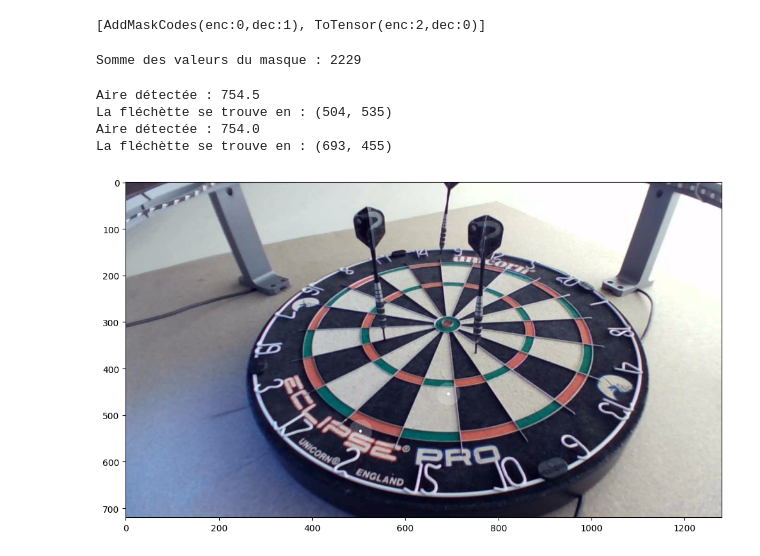
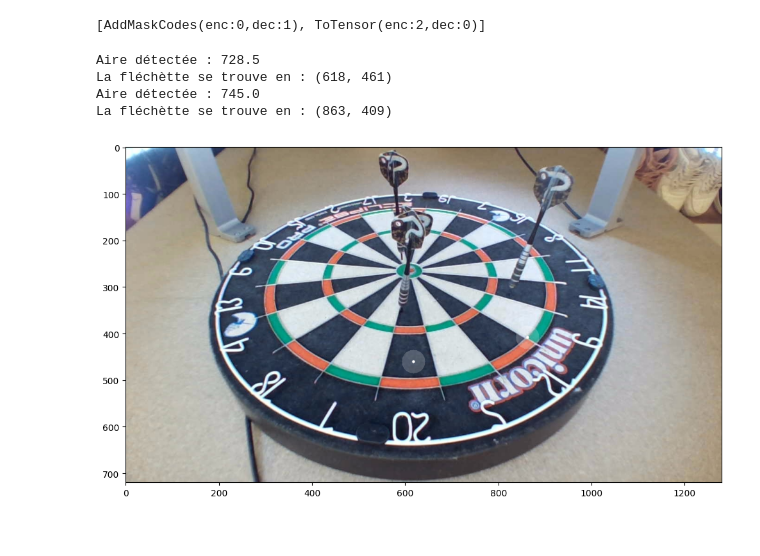
Before and after one commit to Dartsify/algorithme-de-reconnaissance, a Jupyter notebook: testing.ipynb, the cells around one changed output. Saved outputs shown, nothing was run; the diff lists cells and outputs as text; code cells hidden in the pictures.

Commit message:
test inference mask

```diff
--- a/testing.ipynb
+++ b/testing.ipynb
@@ -110,7 +110,7 @@ Exportation directe vers final\models_onnx\dartsify_ai_r15_vertical_v2repartitio
 [torch.onnx] Optimize the ONNX graph... ✅
 Modèle ONNX généré avec succès !
 # %%
-path_image = 'final\\saved_images\\cam2_lancer3.jpg'
+path_image = 'Dartsify\\dataset1500\\cam1_020526_124044.jpg'
 # %%
 def get_x(row):
     return row['image_path']
@@ -120,5 +123,6 @@ def get_mask(row):
 # %%
-learn = load_learner(r"final\\dartsify_ai_resnet34_radius15_vertical.pkl")
+# learn = load_learner(r"final\\models_pkl\\dartsify_ai_final_radius15_vertical_ft.pkl")
+learn = load_learner(r"final\\models_pkl\\resnet34_r15_1500_4emefois.pkl")
 # %% [output]
 If you only need to load model weights and optimizer state, use the safe `Learner.load` instead.
   warn("load_learner` uses Python's insecure pickle module, which can execute malicious arbitrary code when loading. Only load files you trust.\nIf you only need to load model weights and optimizer st ...
@@ -157,9 +161,7 @@ with torch.no_grad():
     out = out.argmax(dim=1)
 
 # Debug : vérifier la somme des valeurs du masque (normalement différent de 0 si il y a des points)
-print("Somme des valeurs du masque :", out[0].numpy().sum())
+# print("Somme des valeurs du masque :", out[0].numpy().sum())
-# %% [output]
-Somme des valeurs du masque : 2229
 # %%
 mask = out[0].numpy()
 
@@ -174,8 +176,8 @@ et les afficher sur l'image d'origine
 """
 
 # trouver les contours de la fléchette
-contours, _ = cv2.findContours(mask, cv2.RETR_EXTERNAL, cv2.CHAIN_APPROX_SIMPLE)
-contours = [contour for contour in contours if cv2.contourArea(contour) >= 600]
+contours, _ = cv2.findContours(mask, cv2.RETR_TREE, cv2.CHAIN_APPROX_SIMPLE)
+contours = [contour for contour in contours if cv2.contourArea(contour) >= 600]  # Filtrer les petits contours (ajuster le seuil selon les résultats)
 
 if not contours:
     print("Aucun contour détecté.")
@@ -191,35 +193,35 @@ else:
 
         # if area < MIN_AREA:
         #     continue
 
         M = cv2.moments(c)
 
         if M["m00"] == 0:
             cX, cY, largeur, hauteur = cv2.boundingRect(c)
             cX, cY = cX + largeur // 2, cY + hauteur // 2
         else:
             cX = int(M["m10"] / M["m00"])
             cY = int(M["m01"] / M["m00"])
 
         print("La fléchètte se trouve en :", (cX, cY))
 
         overlay = output.copy()
 
         color = (255, 255, 255)
         cv2.circle(overlay, (cX, cY), 25, color, -1)
 
         alpha = 0.2
         cv2.addWeighted(overlay, alpha, output, 1 - alpha, 0, output)
 
         cv2.circle(output, (cX, cY), 3, color, -1)
 
     plt.figure(figsize=(12, 12))
     plt.imshow(cv2.cvtColor(output, cv2.COLOR_BGR2RGB))
     # plt.axis('off')
     plt.show()
 # %% [output]
-Aire détectée : 754.5
-La fléchètte se trouve en : (504, 535)
-Aire détectée : 754.0
-La fléchètte se trouve en : (693, 455)
+Aire détectée : 728.5
+La fléchètte se trouve en : (618, 461)
+Aire détectée : 745.0
+La fléchètte se trouve en : (863, 409)
-[figure, old version]
+[figure, new version]
```
Also changed, not shown: parts of 6 cells of this notebook, 3 other files.
